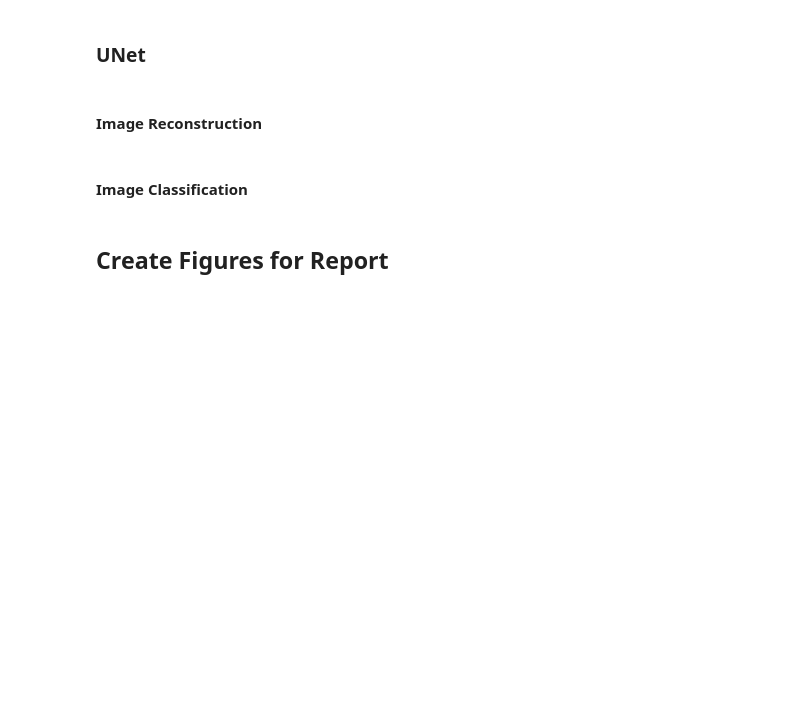
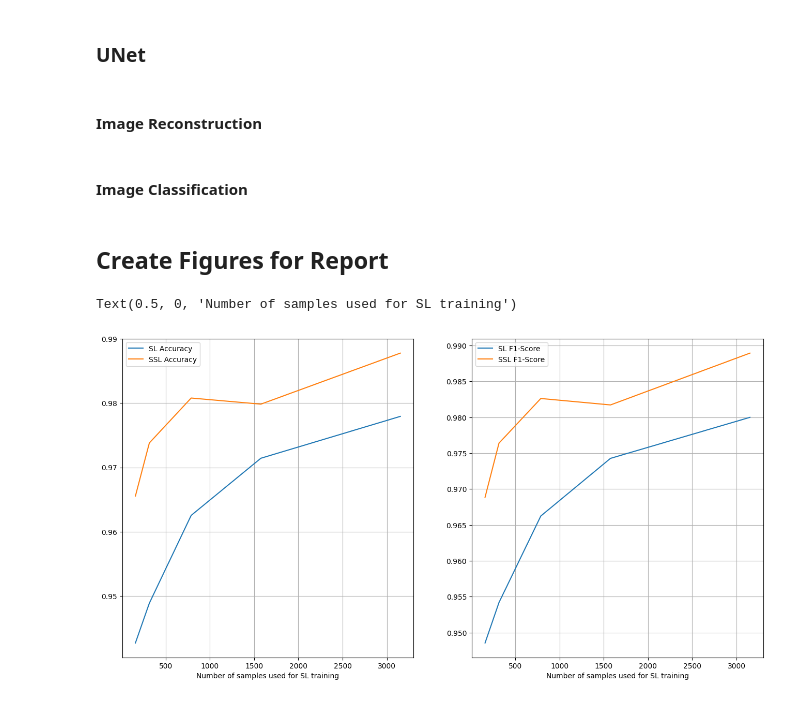
Before and after one commit to FABallemand/ROB313, a Jupyter notebook: practical_work/practical_work.ipynb, the cells around one changed output. Drawn from its saved outputs; the diff is of its cells as text; code cells hidden in the pictures; blank space fills up the shorter version.

```diff
--- a/practical_work/practical_work.ipynb
+++ b/practical_work/practical_work.ipynb
@@ -316,24 +314,27 @@ len(valid_loader_2), len(valid_loader_1)
 # %%
 len_valid_loader = 197 * 16
-x = [1, 0.5, 0.25, 0.1]
+x = [1, 0.5, 0.25, 0.1, 0.05]
 x = [v * len_valid_loader for v in x]
-sl_acc = [0.9779329895973206, 0.9714240431785583, 0.962533712387085, 0.9488807916641235]
-ssl_acc = [0.9877758622169495, 0.9798380732536316, 0.9807906150817871, 0.9738053679466248]
-sl_f1 = [0.9799913763999939, 0.9742783904075623, 0.9662471413612366, 0.9541963338851929]
-ssl_f1 = [0.9889351725578308, 0.9817187786102295, 0.9826174378395081, 0.976398229598999]
+sl_acc = [0.9779329895973206, 0.9714240431785583, 0.962533712387085, 0.9488807916641235, 0.9426892995834351]
+ssl_acc = [0.9877758622169495, 0.9798380732536316, 0.9807906150817871, 0.9738053679466248, 0.9655500650405884]
+sl_f1 = [0.9799913763999939, 0.9742783904075623, 0.9662471413612366, 0.9541963338851929, 0.9485681653022766]
+ssl_f1 = [0.9889351725578308, 0.9817187786102295, 0.9826174378395081, 0.976398229598999, 0.9688621163368225]
 
 fig, axs = plt.subplots(1, 2, figsize=(16, 8))
 
 axs[0].plot(x, sl_acc, label="SL Accuracy")
 axs[0].plot(x, ssl_acc, label="SSL Accuracy")
 axs[0].grid("on")
 axs[0].legend()
 axs[0].set_xlabel("Test accuracy")
 axs[0].set_xlabel("Number of samples used for SL training")
 
 axs[1].plot(x, sl_f1, label="SL F1-Score")
 axs[1].plot(x, ssl_f1, label="SSL F1-Score")
 axs[1].grid("on")
 axs[1].legend()
 axs[1].set_xlabel("Test F1-Score")
 axs[1].set_xlabel("Number of samples used for SL training")
+# %% [output]
+Text(0.5, 0, 'Number of samples used for SL training')
+[figure, added]
```
Also changed, not shown: parts of 2 cells of this notebook, 4 other files.
